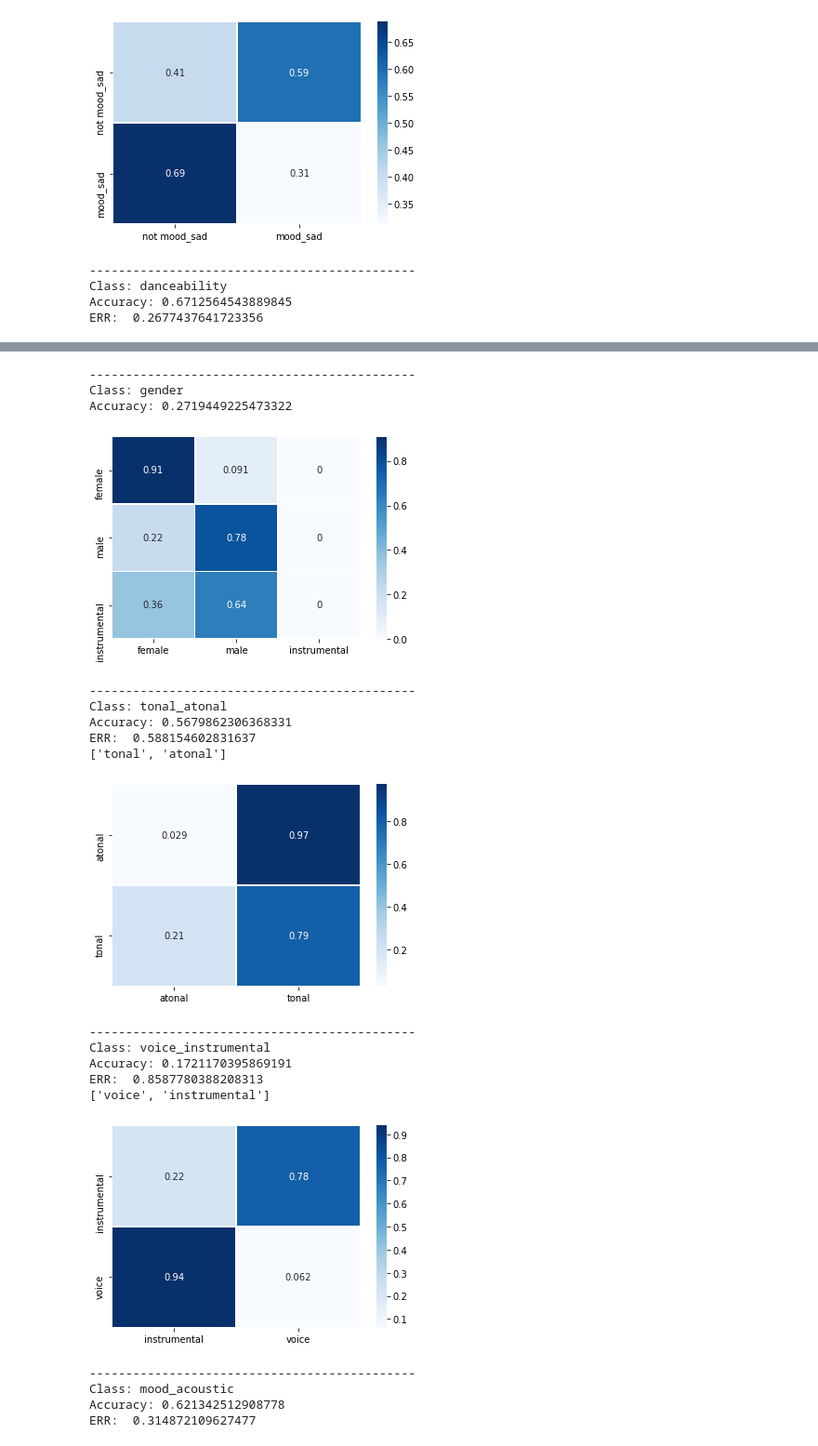
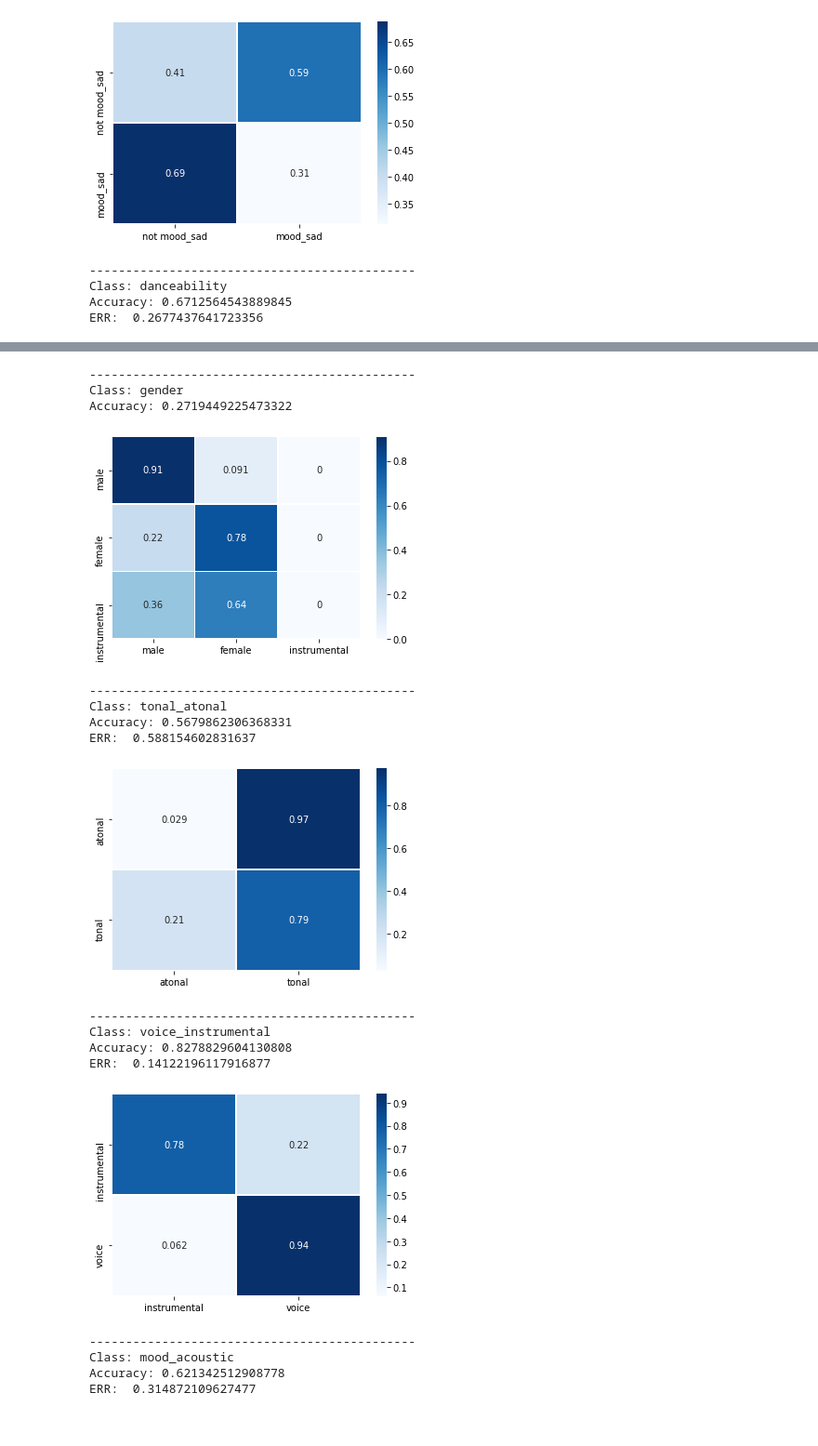
Before and after one commit to RonFrancesca/AnalysisEssentiamodels-MTGJamendodataset, a Jupyter notebook: LargeScale_Dataset_Classification.ipynb, the cells around one changed output, grey strips where cells are left out. Shown: that part at 93% size. Cells and saved outputs as stored; diff of their text form; code cells hidden in the pictures.

```diff
--- a/LargeScale_Dataset_Classification.ipynb
+++ b/LargeScale_Dataset_Classification.ipynb
@@ -318,6 +321,7 @@ def classify_mood_cnn(audio, path):
   #if the file has not been processed yet
   if not os.path.exists(json_path):
     #loop through all the models and make prediction for each of them
+    model_count = 0
     for cnn_graph in mood_cnn_modelsList:
       model_name_split = mood_cnn_model[model_count].split('/')
       model_name = model_name_split[len(model_name_split)-1][:-3]
@@ -332,6 +336,8 @@ def classify_mood_cnn(audio, path):
       #update dictionary for mood cnn predictions
       mood_cnn_results[model_class] = chosen_prediction
 
+      model_count += 1
+
      #dump dictionary to json
     print('dumping to json {}'.format(json_path))
     dump_json(json_path, mood_cnn_results)
@@ -360,6 +366,7 @@ def classify_misc_vgg(audio, path):
   #if the file has not been processed yet
   if not os.path.exists(json_path):
     #loop through all the models and make prediction for each of them
+    model_count = 0
     for vgg_graph in misc_vgg_modelsList:
       model_name_split = misc_vgg_model[model_count].split('/')
       model_name = model_name_split[len(model_name_split)-1][:-3]
@@ -374,6 +381,8 @@ def classify_misc_vgg(audio, path):
       #update dictionary for misc vgg predictions
       misc_vgg_results[model_class] = chosen_prediction
 
+      model_count += 1
+
      # done dump dictionary to json
     print('dumping to json {}'.format(json_path))
     dump_json(json_path, misc_vgg_results)
@@ -402,6 +411,7 @@ def classify_misc_cnn(audio, path):
   #if the file has not been processed yet
   if not os.path.exists(json_path):
     #loop through all the models and make prediction for each of them
+    model_count = 0
     for cnn_graph in misc_cnn_modelsList:
       model_name_split = misc_cnn_model[model_count].split('/')
       model_name = model_name_split[len(model_name_split)-1][:-3]
@@ -416,6 +426,8 @@ def classify_misc_cnn(audio, path):
       #update dictionary for misc cnn predictions
       misc_cnn_results[model_class] = chosen_prediction
 
+      model_count += 1
+
      # dump dictionary to json
     print('dumping to json {}'.format(json_path))
     dump_json(json_path, misc_cnn_results)
@@ -661,0 +686,26 @@ Total number of tracks: 581
+# %%
+tmp_misc_vgg = misc_vgg_classification_dict['voice_instrumental']
+tmp_misc_cnn = misc_cnn_classification_dict['voice_instrumental']
+print("Value before (misc VGG): ", misc_vgg_classification_dict['voice_instrumental'])
+print("Value before (misc CNN): ", misc_cnn_classification_dict['voice_instrumental'])
+
+counter = 0
+for value in tmp_misc_vgg:
+  if (value == 0):
+    tmp_misc_vgg[counter] = 1
+  else:
+    tmp_misc_vgg[counter] = 0
+  counter += 1
+
+counter = 0
+for value in tmp_misc_cnn:
+  if (value == 0):
+    tmp_misc_cnn[counter] = 1
+  else:
+    tmp_misc_cnn[counter] = 0
+  counter += 1
+
+misc_vgg_classification_dict['voice_instrumental'] = tmp_misc_vgg
+print("Value after (misc VGG): ", misc_vgg_classification_dict['voice_instrumental'])
+misc_cnn_classification_dict['voice_instrumental'] = tmp_misc_cnn
+print("Value after (misc CNN): ", misc_cnn_classification_dict['voice_instrumental'])
@@ -885,7 +940,7 @@ for misc_class in misc_gt_classification_dict.keys():
   pred_misc_class = misc_cnn_classification_dict[misc_class]
 
   if misc_class == 'gender':
-    label = ['female', 'male', 'instrumental']
+    label = ['male', 'female', 'instrumental']
     matrix_test = confusion_matrix(gt_misc_class, pred_misc_class, normalize='true')
     #print(matrix_test)
     accuracy_misc_class = accuracy_score(gt_misc_class, pred_misc_class)
@@ -897,40 +952,37 @@ for misc_class in misc_gt_classification_dict.keys():
     #print(matrix_test)
     accuracy_misc_class = accuracy_score(gt_misc_class, pred_misc_class)
     print("Accuracy: {}".format(accuracy_misc_class))
     tn, fp, fn, tp = matrix_test.ravel()
     ERR = (fp + fn)/(tn + tp + fp + fn)
     print("ERR: ", ERR)
     if misc_class == 'danceability':
       ax = sns.heatmap(matrix_test, linewidth=0.5, annot=True, cmap="Blues", xticklabels= ['not ' + misc_class, misc_class], yticklabels= ['not ' + misc_class, misc_class])
     if misc_class == 'tonal_atonal' or misc_class == 'voice_instrumental':
       word = misc_class.split('_')
-      print(word)
       true_0 = word[0]
       true_1 = word[1]
       ax = sns.heatmap(matrix_test, linewidth=0.5, annot=True, cmap="Blues", xticklabels= [true_1, true_0], yticklabels= [true_1, true_0])
     plt.show()
 # %% [output]
 ---------------------------------------------
 Class: danceability
 Accuracy: 0.6712564543889845
 ERR:  0.2677437641723356
 [figure]
 ---------------------------------------------
 Class: gender
 Accuracy: 0.2719449225473322
-[figure, old version]
+[figure, new version]
 ---------------------------------------------
 Class: tonal_atonal
 Accuracy: 0.5679862306368331
 ERR:  0.588154602831637
-['tonal', 'atonal']
 [figure]
 ---------------------------------------------
 Class: voice_instrumental
-Accuracy: 0.1721170395869191
-ERR:  0.8587780388208313
-['voice', 'instrumental']
+Accuracy: 0.8278829604130808
+ERR:  0.14122196117916877
-[figure, old version]
+[figure, new version]
 # %%
 # plot all confusion matrix for VGGish mood
 for mood_class in mood_gt_classification_dict.keys():
```
Also changed, not shown: parts of 6 cells of this notebook.
